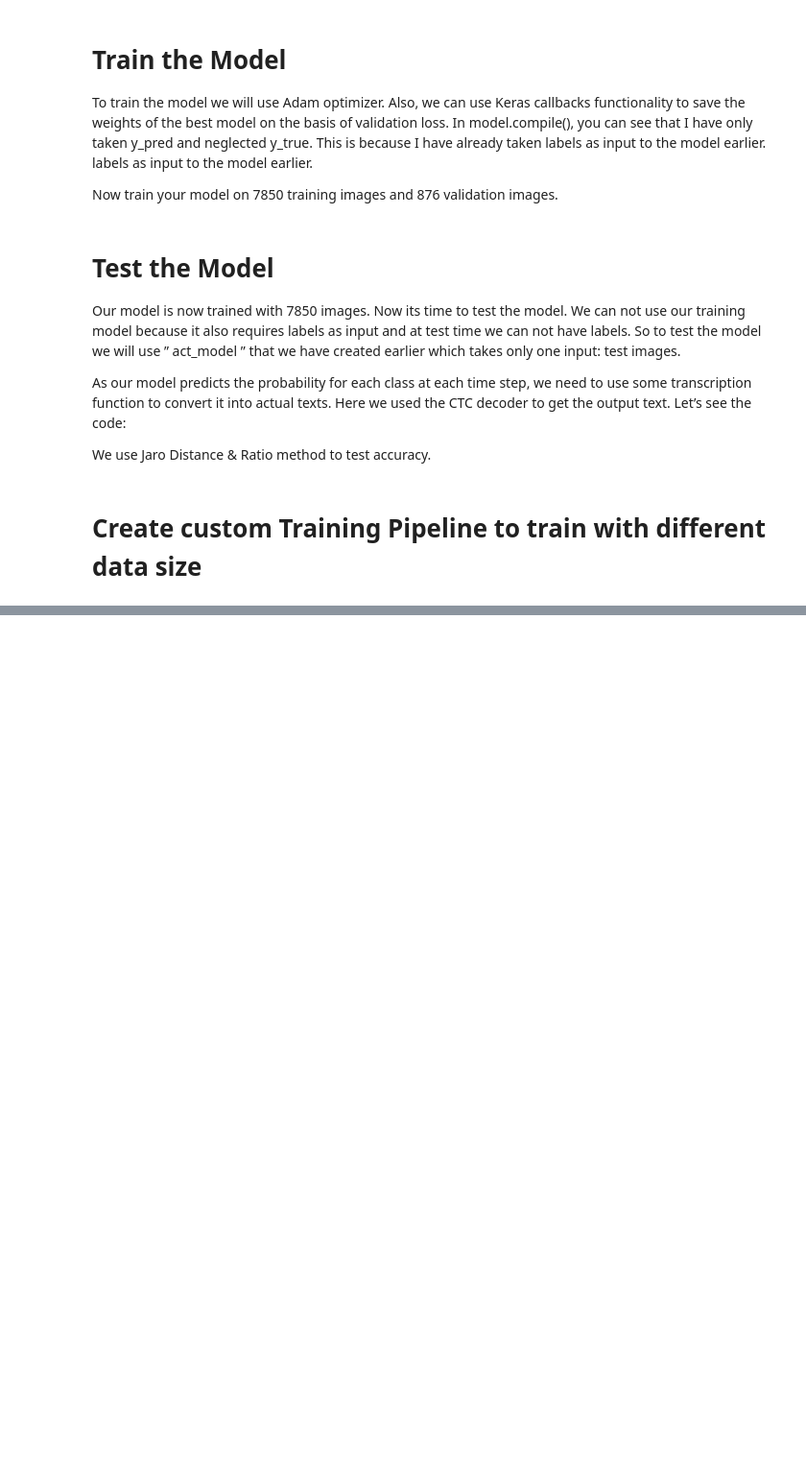
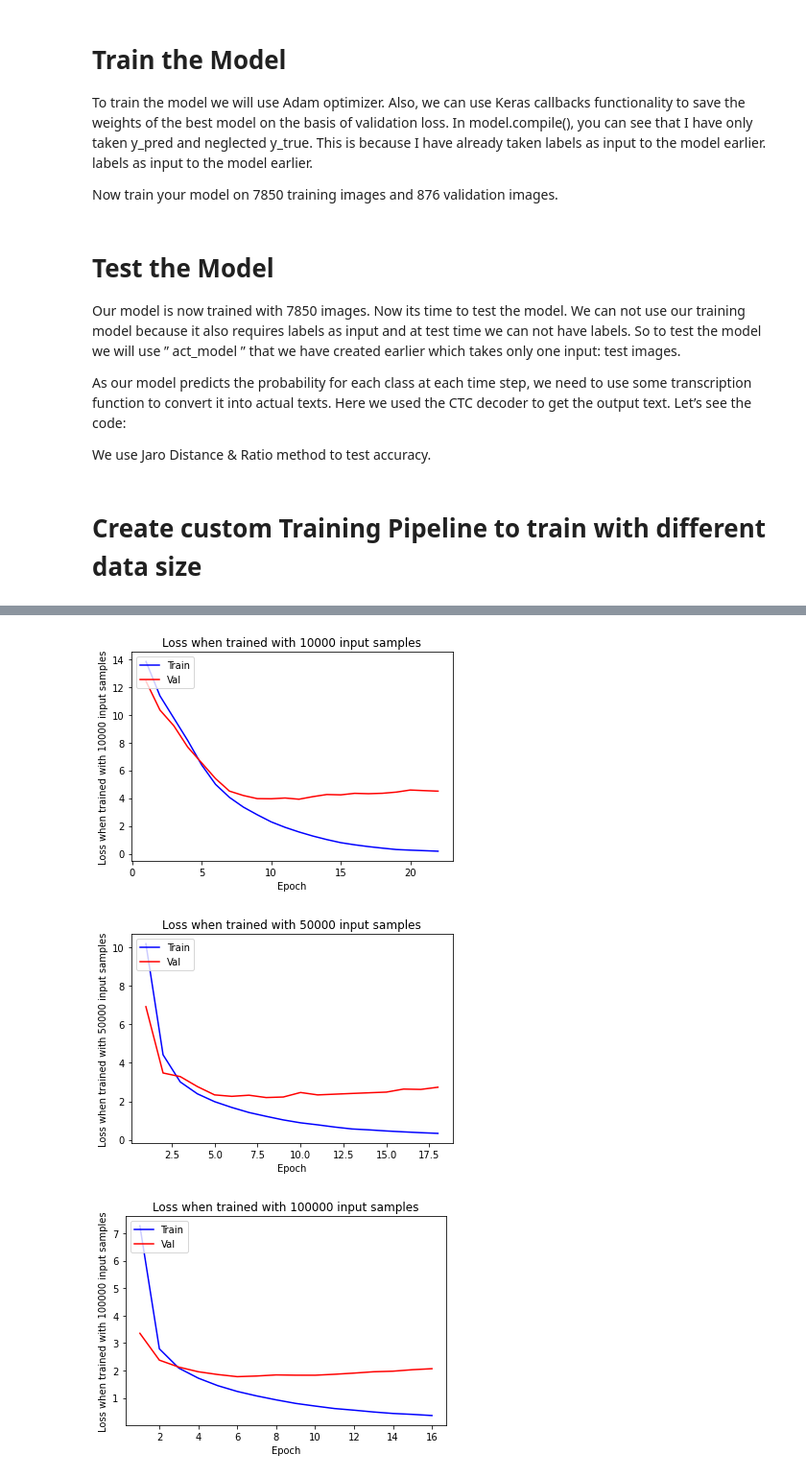
Before and after one commit to kaicong12/CRNN-HandWriting-Recognition, a Jupyter notebook: KC_Handwritting_CRNN.ipynb, the cells around one changed output, grey strips where cells are left out. Shown at 96% size. Drawn from its saved outputs; the diff is of its cells as text; code cells hidden in the pictures; blank space fills up the shorter version.

```diff
--- a/KC_Handwritting_CRNN.ipynb
+++ b/KC_Handwritting_CRNN.ipynb
@@ -504,9 +503,12 @@ Epoch 12/30
 # %%
-acc = history.history['accuracy']
-val_acc = history.history['val_accuracy']
-loss = history.history['loss']
-val_loss = history.history['val_loss']
-epochs = range(1,len(loss)+1)
+for sample_size, history in histories.items():
+    loss = history.history['loss']
+    val_loss = history.history['val_loss']
+    epochs = range(1,len(loss)+1)
 
-# utils function to visualize training and validation accuracy
-plot_graph(epochs, acc, val_acc, "accuracy")
+    # utils function to visualize training and validation accuracy
+    plot_graph(epochs, loss, val_loss, f"Loss when trained with {sample_size} input samples")
+# %% [output]
+[figure, added]
+[figure, added]
+[figure, added]
```
Also changed, not shown: parts of 6 cells of this notebook.
